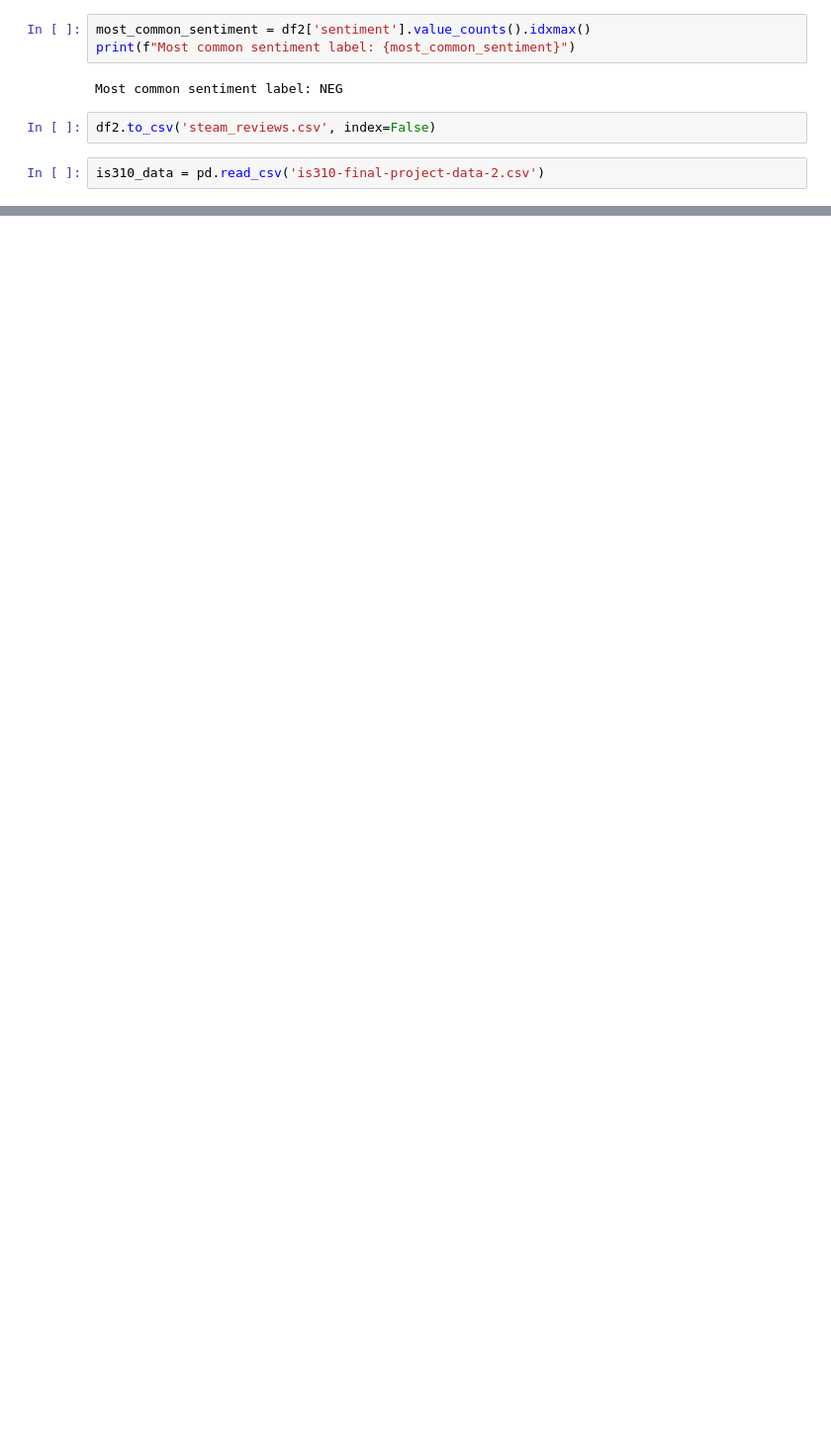
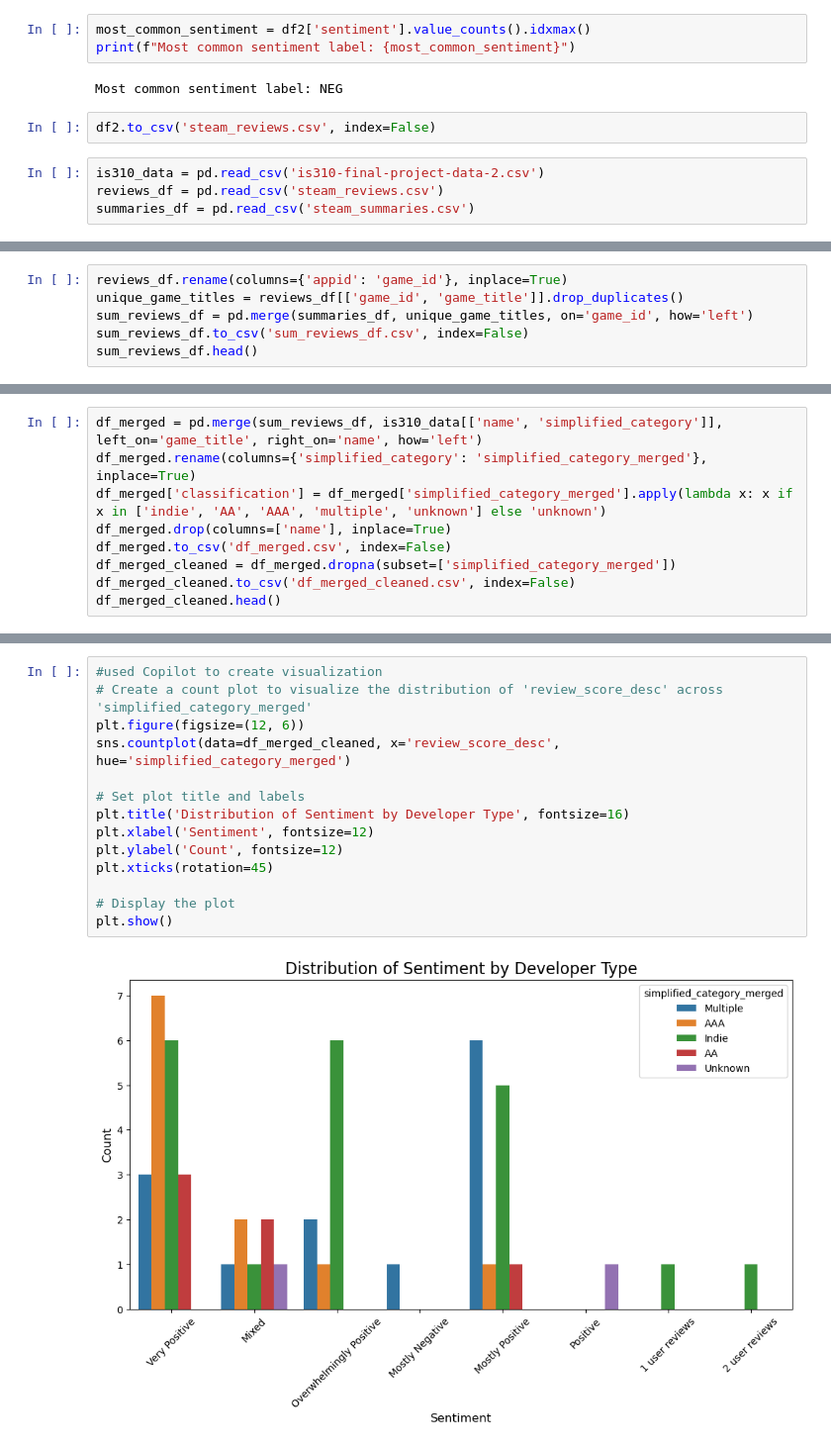
Before and after one commit to evanp28/is310-final-project, a Jupyter notebook: steam_reviews.ipynb, the cells around one changed output, grey strips where cells are left out. Shown at 99% size. Cells and saved outputs as stored; diff of their text form; blank space fills up the shorter version.

```diff
--- a/steam_reviews.ipynb
+++ b/steam_reviews.ipynb
@@ -299,3 +297,5 @@ Most common sentiment label: NEG
 df2.to_csv('steam_reviews.csv', index=False)
 # %%
 is310_data = pd.read_csv('is310-final-project-data-2.csv')
+reviews_df = pd.read_csv('steam_reviews.csv')
+summaries_df = pd.read_csv('steam_summaries.csv')
@@ -356,0 +302,6 @@ combined_counts
+# %%
+reviews_df.rename(columns={'appid': 'game_id'}, inplace=True)
+unique_game_titles = reviews_df[['game_id', 'game_title']].drop_duplicates()
+sum_reviews_df = pd.merge(summaries_df, unique_game_titles, on='game_id', how='left')
+sum_reviews_df.to_csv('sum_reviews_df.csv', index=False)
+sum_reviews_df.head()
@@ -356,0 +335,9 @@ combined_counts
+# %%
+df_merged = pd.merge(sum_reviews_df, is310_data[['name', 'simplified_category']], left_on='game_title', right_on='name', how='left')
+df_merged.rename(columns={'simplified_category': 'simplified_category_merged'}, inplace=True)
+df_merged['classification'] = df_merged['simplified_category_merged'].apply(lambda x: x if x in ['indie', 'AA', 'AAA', 'multiple', 'unknown'] else 'unknown')
+df_merged.drop(columns=['name'], inplace=True)
+df_merged.to_csv('df_merged.csv', index=False)
+df_merged_cleaned = df_merged.dropna(subset=['simplified_category_merged'])
+df_merged_cleaned.to_csv('df_merged_cleaned.csv', index=False)
+df_merged_cleaned.head()
@@ -356,0 +351,16 @@ combined_counts
+# %%
+#used Copilot to create visualization
+# Create a count plot to visualize the distribution of 'review_score_desc' across 'simplified_category_merged'
+plt.figure(figsize=(12, 6))
+sns.countplot(data=df_merged_cleaned, x='review_score_desc', hue='simplified_category_merged')
+
+# Set plot title and labels
+plt.title('Distribution of Sentiment by Developer Type', fontsize=16)
+plt.xlabel('Sentiment', fontsize=12)
+plt.ylabel('Count', fontsize=12)
+plt.xticks(rotation=45)
+
+# Display the plot
+plt.show()
+# %% [output]
+[figure, added]
```
Also changed, not shown: parts of 7 cells of this notebook.
